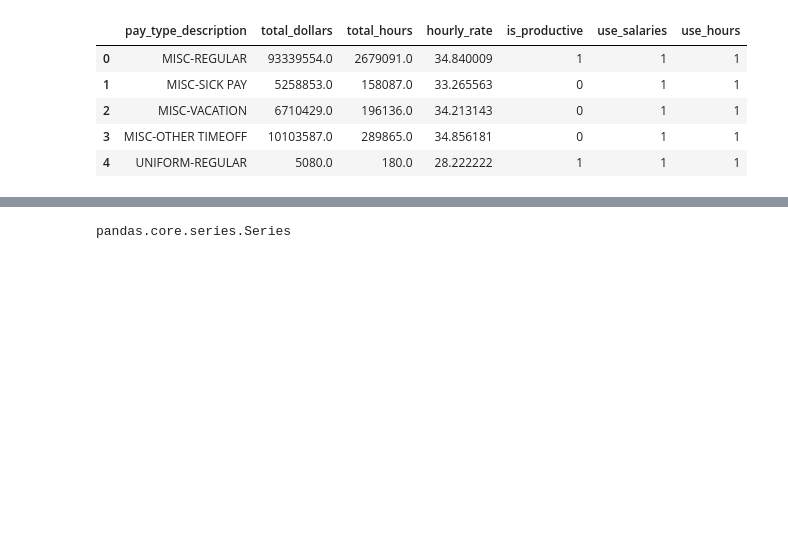
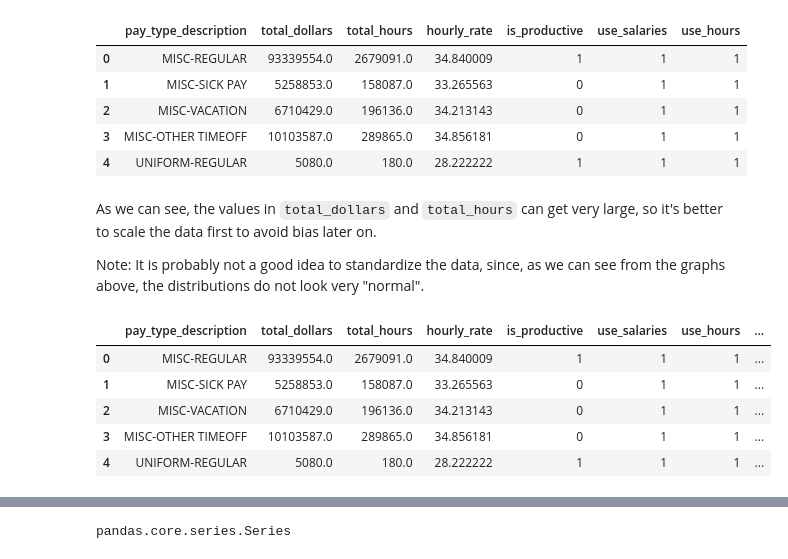
Before and after one commit to ChangyuYan/Paytype-Classifier, a Jupyter notebook: Analysis.ipynb, the cells around one changed output, grey strips where cells are left out. Cells and saved outputs as stored; diff of their text form; code cells hidden in the pictures; blank space fills up the shorter version.

```diff
--- a/Analysis.ipynb
+++ b/Analysis.ipynb
@@ -277,4 +278,20 @@ train.head()
 | 2 | MISC-VACATION | 6710429.0 | 196136.0 | 34.213143 | 0 | 1 | 1 |
 | 3 | MISC-OTHER TIMEOFF | 10103587.0 | 289865.0 | 34.856181 | 0 | 1 | 1 |
 | 4 | UNIFORM-REGULAR | 5080.0 | 180.0 | 28.222222 | 1 | 1 | 1 |
+# %% [markdown]
+As we can see, the values in `total_dollars` and `total_hours` can get very large, so it's better to scale the data first to avoid bias later on.
+
+Note: It is probably not a good idea to standardize the data, since, as we can see from the graphs above, the distributions do not look very "normal".
+# %%
+data["total_dollars_scaled"] = min_max_scaler.fit_transform(data[["total_dollars"]])
+data["total_hours_scaled"] = min_max_scaler.fit_transform(data[["total_hours"]])
+data["hourly_rate_scaled"] = min_max_scaler.fit_transform(data[["hourly_rate"]])
+data.head()
+# %% [output]
+|  | pay_type_description | total_dollars | total_hours | hourly_rate | is_productive | use_salaries | use_hours | ... |
+| 0 | MISC-REGULAR | 93339554.0 | 2679091.0 | 34.840009 | 1 | 1 | 1 | ... |
+| 1 | MISC-SICK PAY | 5258853.0 | 158087.0 | 33.265563 | 0 | 1 | 1 | ... |
+| 2 | MISC-VACATION | 6710429.0 | 196136.0 | 34.213143 | 0 | 1 | 1 | ... |
+| 3 | MISC-OTHER TIMEOFF | 10103587.0 | 289865.0 | 34.856181 | 0 | 1 | 1 | ... |
+| 4 | UNIFORM-REGULAR | 5080.0 | 180.0 | 28.222222 | 1 | 1 | 1 | ... |
 # %%
```
Also changed, not shown: parts of 14 cells of this notebook.
